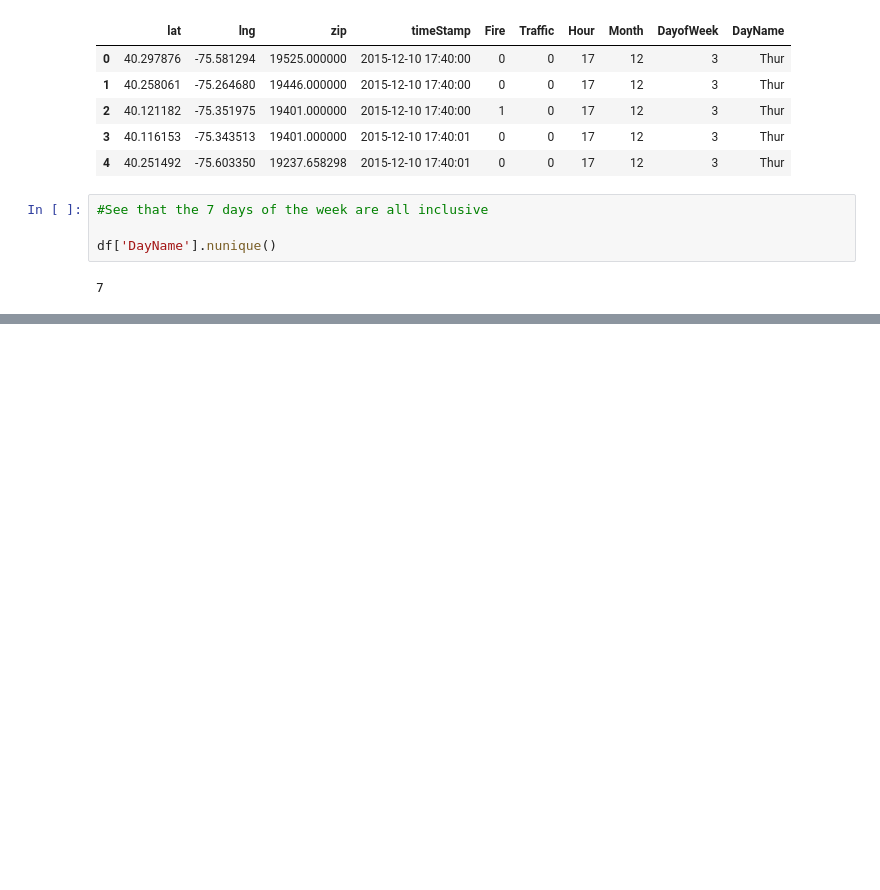
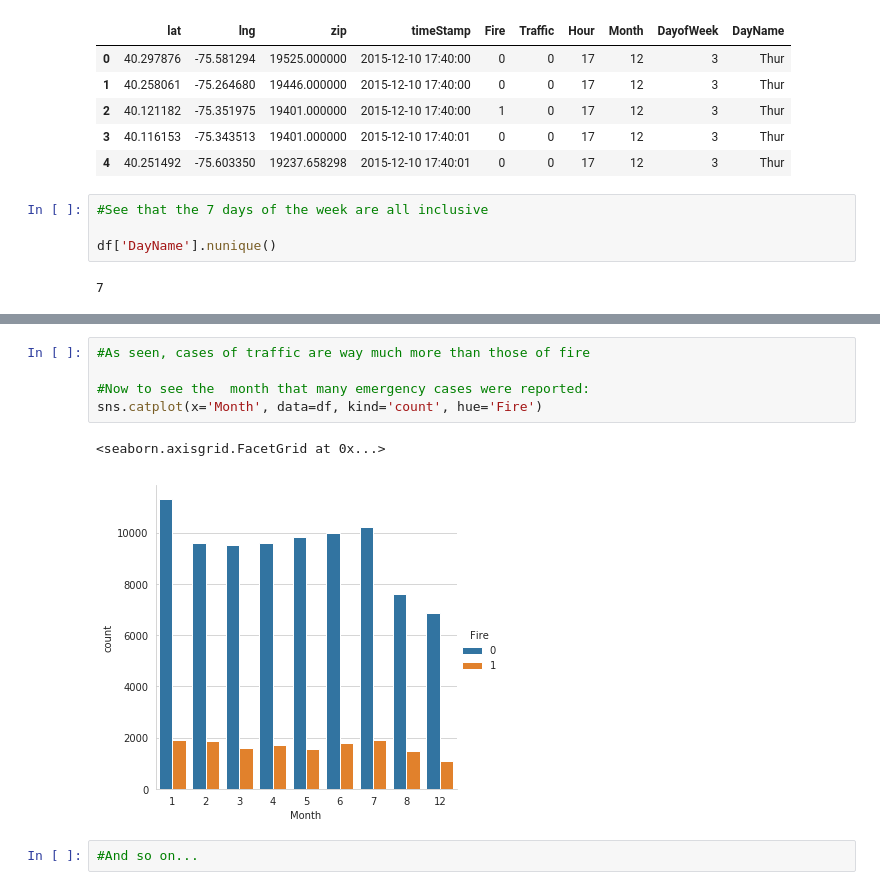
Before and after one commit to lyraxvincent/911-calls-project, a Jupyter notebook: Working With Clean Data.ipynb, the cells around one changed output, grey strips where cells are left out. Cells and saved outputs as stored; diff of their text form; blank space fills up the shorter version.

```diff
--- a/Working With Clean Data.ipynb
+++ b/Working With Clean Data.ipynb
@@ -63,0 +78,10 @@ df['DayName'].nunique()
+# %%
+#As seen, cases of traffic are way much more than those of fire
+
+#Now to see the  month that many emergency cases were reported:
+sns.catplot(x='Month', data=df, kind='count', hue='Fire')
+# %% [output]
+<seaborn.axisgrid.FacetGrid at 0x...>
+[figure, added]
+# %%
+#And so on...
```
Also changed, not shown: parts of 2 cells of this notebook, 1 other file.
